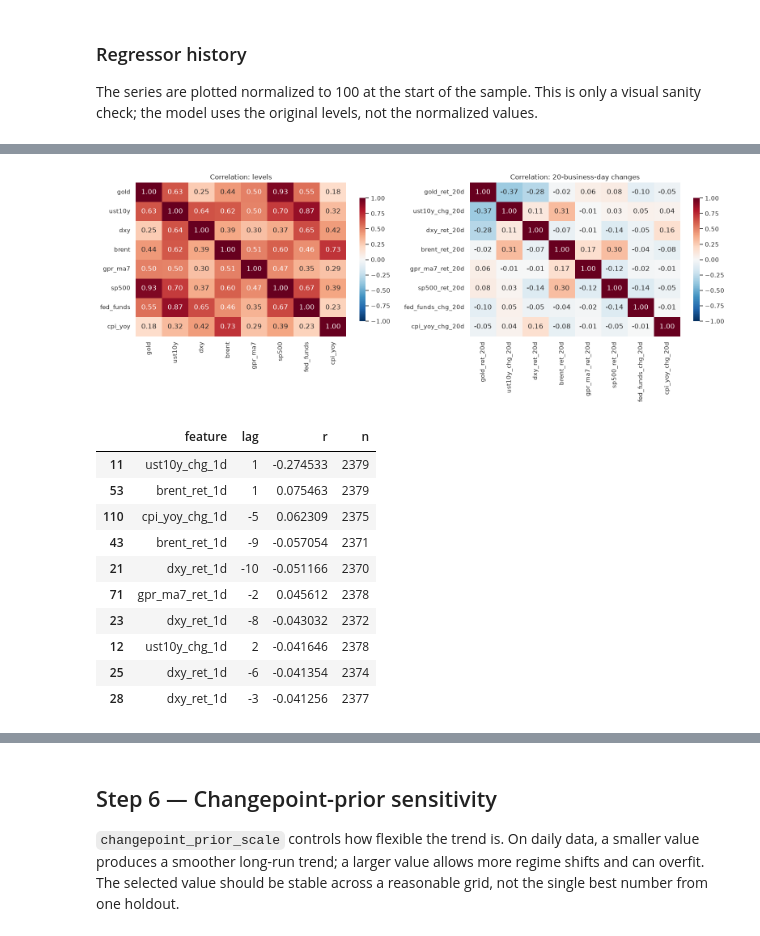
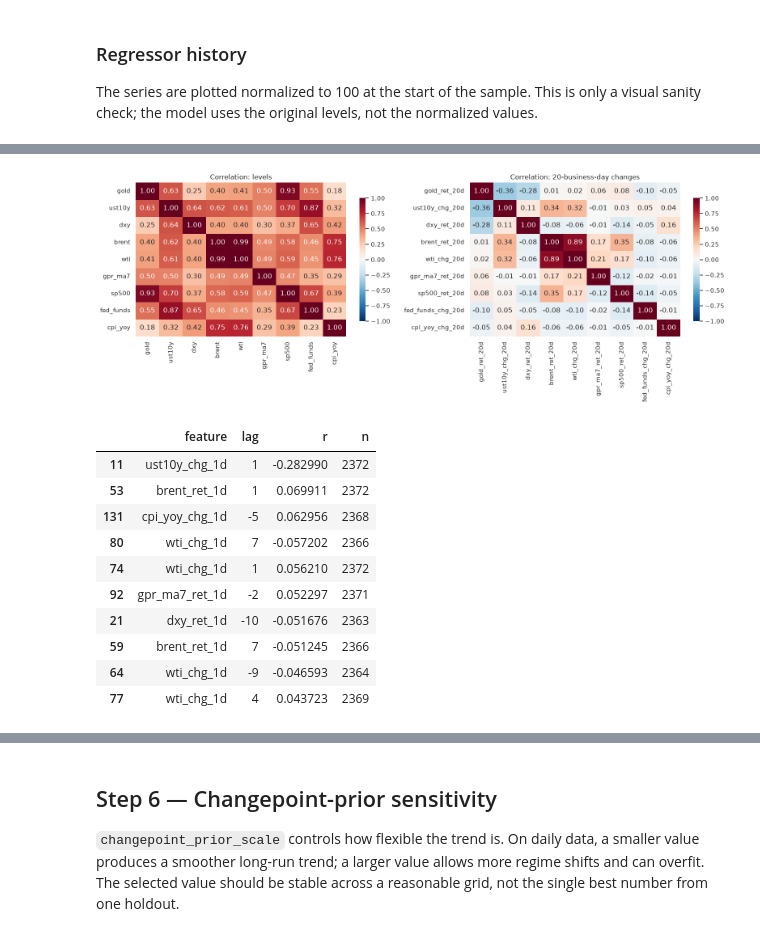
Before and after one commit to kosalaMaduwantha/exps, a Jupyter notebook: gold_prediction/model_building/gold_daily_prophet.ipynb, the cells around one changed output, grey strips where cells are left out. Cells and saved outputs as stored; diff of their text form; code cells hidden in the pictures.

```diff
--- a/gold_prediction/model_building/gold_daily_prophet.ipynb
+++ b/gold_prediction/model_building/gold_daily_prophet.ipynb
@@ -365,8 +390,8 @@ ust10y = load_csv_series(
     "United States 10-Year Bond Yield Historical Data-use.csv", "Date", "Price", date_fmt="%m/%d/%Y"
 )
 ust10y = ust10y[ust10y.index.day_of_week < 5]
-brent = load_csv_series("DCOILBRENTEU.csv", "observation_date", "DCOILBRENTEU", na_values=".")
-wti = load_csv_series("DCOILWTICO.csv", "observation_date", "DCOILWTICO", na_values=".")
+brent = load_csv_series("brent_historical.csv", "Date", "Close", date_fmt="%A, %B %d, %Y")
+wti = load_csv_series("wti_historical.csv", "Date", "Close", date_fmt="%A, %B %d, %Y")
 dxy = load_csv_series("US Dollar Index Historical Data.csv", "Date", "Price", date_fmt="%m/%d/%Y")
 fed = load_csv_series("FEDFUNDS.csv", "observation_date", "FEDFUNDS")
 cpi = load_cpi()
@@ -390,12 +415,11 @@ for name, series in [
     ("GPR daily", gpr["gpr"]),
     ("S&P 500", sp500),
     ("US 10Y yield", ust10y),
-    ("Brent (FRED)", brent),
-    ("WTI (FRED)", wti),
+    ("Brent (daily historical)", brent),
+    ("WTI (daily historical)", wti),
     ("US Dollar Index (monthly)", dxy_m),
     ("Fed funds (monthly)", fed_m),
     ("CPI YoY (monthly)", cpi_m),
-    ("WGC monthly", wgc),
 ]:
     coverage.append({
         "series": name,
@@ -410,7 +434,8 @@ display(coverage_df)
 latest_rows = []
 for name, series in [
     ("US 10Y yield", ust10y),
-    ("Brent (FRED)", brent),
+    ("Brent (daily historical)", brent),
+    ("WTI (daily historical)", wti),
     ("US Dollar Index (monthly)", dxy_m),
     ("Fed funds (monthly)", fed_m),
     ("CPI YoY (monthly)", cpi_m),
@@ -507,13 +555,15 @@ Range: 2015-02-05 -> 2026-10-26
 
 The series are plotted normalized to 100 at the start of the sample. This is only a visual sanity check; the model uses the original levels, not the normalized values.
 # %%
-plot_cols = ["ust10y", "dxy", "brent", "gpr_ma7", "fed_funds", "cpi_yoy"]
+plot_cols = ["ust10y", "dxy", "brent", "wti", "gpr_ma7", "fed_funds", "cpi_yoy"]
 
-fig, axes = plt.subplots(2, 3, figsize=(15, 7), sharex=True)
+fig, axes = plt.subplots(3, 3, figsize=(15, 10), sharex=True)
 for ax, column in zip(axes.ravel(), plot_cols):
     ax.plot(panel.index, panel[column], lw=1.2, color="#4c72b0")
     ax.set_title(column)
     ax.grid(alpha=0.25)
+for ax in axes.ravel()[len(plot_cols):]:
+    ax.axis("off")
 fig.suptitle("Candidate regressors: raw levels", y=1.02)
 fig.tight_layout()
 fig.savefig(OUT / "regressors_history_daily.png", dpi=150, bbox_inches="tight")
@@ -566,10 +618,11 @@ def add_features(panel):
 
 feature_panel = add_features(panel)
 
-level_cols = ["gold", "ust10y", "dxy", "brent", "gpr_ma7", "sp500", "fed_funds", "cpi_yoy"]
+level_cols = ["gold", "ust10y", "dxy", "brent", "wti", "gpr_ma7", "sp500", "fed_funds", "cpi_yoy"]
 change_cols = [
     "gold_ret_20d", "ust10y_chg_20d", "dxy_ret_20d", "brent_ret_20d",
-    "gpr_ma7_ret_20d", "sp500_ret_20d", "fed_funds_chg_20d", "cpi_yoy_chg_20d",
+    "wti_chg_20d", "gpr_ma7_ret_20d", "sp500_ret_20d",
+    "fed_funds_chg_20d", "cpi_yoy_chg_20d",
 ]
 
 fig, axes = plt.subplots(1, 2, figsize=(16, 6))
@@ -593,43 +646,76 @@ def ccf_table(df, target, features, max_lag=10):
     for feature in features:
         for lag in range(-max_lag, max_lag + 1):
             pair = pd.concat([df[target], df[feature].shift(lag)], axis=1)
             pair = pair.replace([np.inf, -np.inf], np.nan).dropna()
             if len(pair) > 30:
                 r = pair.iloc[:, 0].corr(pair.iloc[:, 1])
                 if np.isfinite(r):
                     rows.append({"feature": feature, "lag": lag, "r": r, "n": len(pair)})
     return pd.DataFrame(rows)
 
 
 ccf_features = [
-    "ust10y_chg_1d", "dxy_ret_1d", "brent_ret_1d",
+    "ust10y_chg_1d", "dxy_ret_1d", "brent_ret_1d", "wti_chg_1d",
     "gpr_ma7_ret_1d", "fed_funds_chg_1d", "cpi_yoy_chg_1d",
 ]
 ccf = ccf_table(feature_panel, "gold_ret_1d", ccf_features, max_lag=10)
 ccf_top = ccf.assign(abs_r=ccf["r"].abs()).sort_values("abs_r", ascending=False).head(10)
 display(ccf_top[["feature", "lag", "r", "n"]])
 
 pivot = ccf.pivot(index="feature", columns="lag", values="r")
 fig, ax = plt.subplots(figsize=(12, 4.5))
 sns.heatmap(
     pivot, cmap="RdBu_r", center=0, vmin=-0.30, vmax=0.30,
     ax=ax, cbar_kws={"label": "correlation"},
 )
 ax.set_title("Daily cross-correlation: gold return vs lagged regressor change")
 ax.set_xlabel("Feature lead in business days (positive = feature leads gold)")
 fig.tight_layout()
 fig.savefig(OUT / "ccf_daily.png", dpi=150, bbox_inches="tight")
 plt.show()
+
+
+def pair_corr(left, right):
+    pair = pd.concat([left, right], axis=1).replace([np.inf, -np.inf], np.nan).dropna()
+    return float(pair.iloc[:, 0].corr(pair.iloc[:, 1])), len(pair)
+
+
+oil_rows = []
+for name, change_col in [("brent", "brent_ret_20d"), ("wti", "wti_chg_20d")]:
+    level_r, level_n = pair_corr(feature_panel["gold"], feature_panel[name])
+    change_r, change_n = pair_corr(feature_panel["gold_ret_20d"], feature_panel[change_col])
+    oil_rows.append({
+        "series": name,
+        "level_r": level_r,
+        "level_n": level_n,
+        "change_20d_r": change_r,
+        "change_20d_n": change_n,
+    })
+
+oil_screen = pd.DataFrame(oil_rows)
+oil_screen["passes_threshold"] = (
+    (oil_screen["level_r"].abs() >= 0.5) | (oil_screen["change_20d_r"].abs() >= 0.3)
+)
+display(oil_screen)
+
+oil_ccf = ccf[ccf["feature"].isin(["brent_ret_1d", "wti_chg_1d"])].copy()
+oil_ccf["abs_r"] = oil_ccf["r"].abs()
+oil_ccf_best = (
+    oil_ccf.sort_values("abs_r", ascending=False)
+    .drop_duplicates("feature")
+    .sort_values("feature")
+)
+display(oil_ccf_best[["feature", "lag", "r", "n"]])
 # %% [output]
-[figure, old version]
+[figure, new version]
 |  | feature | lag | r | n |
-| 11 | ust10y_chg_1d | 1 | -0.274533 | 2379 |
-| 53 | brent_ret_1d | 1 | 0.075463 | 2379 |
-| 110 | cpi_yoy_chg_1d | -5 | 0.062309 | 2375 |
-| 43 | brent_ret_1d | -9 | -0.057054 | 2371 |
-| 21 | dxy_ret_1d | -10 | -0.051166 | 2370 |
-| 71 | gpr_ma7_ret_1d | -2 | 0.045612 | 2378 |
-| 23 | dxy_ret_1d | -8 | -0.043032 | 2372 |
-| 12 | ust10y_chg_1d | 2 | -0.041646 | 2378 |
-| 25 | dxy_ret_1d | -6 | -0.041354 | 2374 |
-| 28 | dxy_ret_1d | -3 | -0.041256 | 2377 |
+| 11 | ust10y_chg_1d | 1 | -0.282990 | 2372 |
+| 53 | brent_ret_1d | 1 | 0.069911 | 2372 |
+| 131 | cpi_yoy_chg_1d | -5 | 0.062956 | 2368 |
+| 80 | wti_chg_1d | 7 | -0.057202 | 2366 |
+| 74 | wti_chg_1d | 1 | 0.056210 | 2372 |
+| 92 | gpr_ma7_ret_1d | -2 | 0.052297 | 2371 |
+| 21 | dxy_ret_1d | -10 | -0.051676 | 2363 |
+| 59 | brent_ret_1d | 7 | -0.051245 | 2366 |
+| 64 | wti_chg_1d | -9 | -0.046593 | 2364 |
+| 77 | wti_chg_1d | 4 | 0.043723 | 2369 |
```
Also changed, not shown: parts of 20 cells of this notebook, 32 other files.
